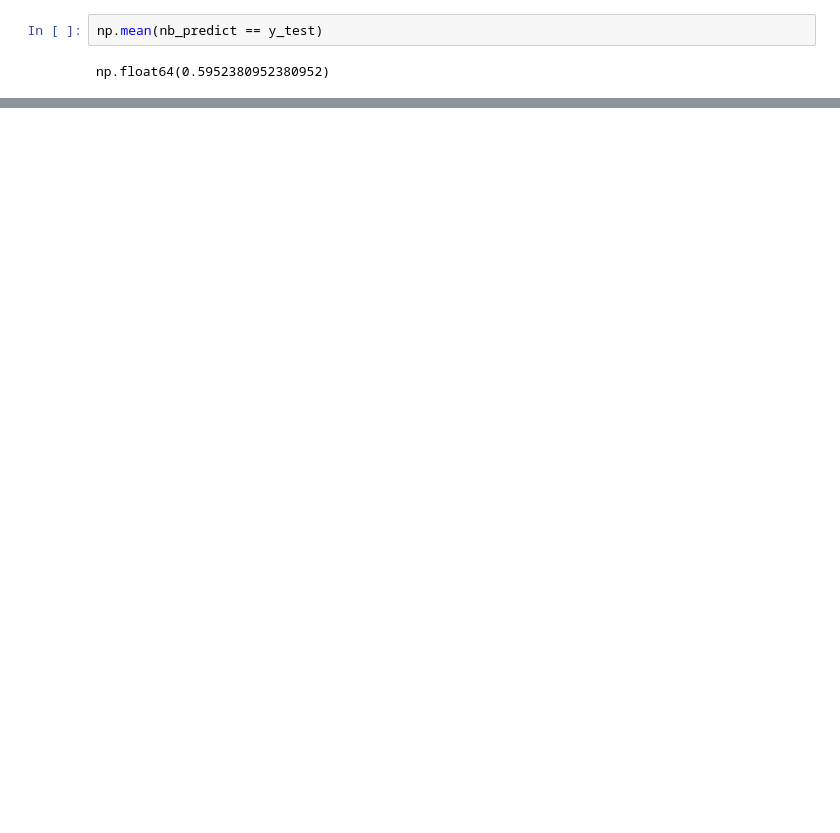
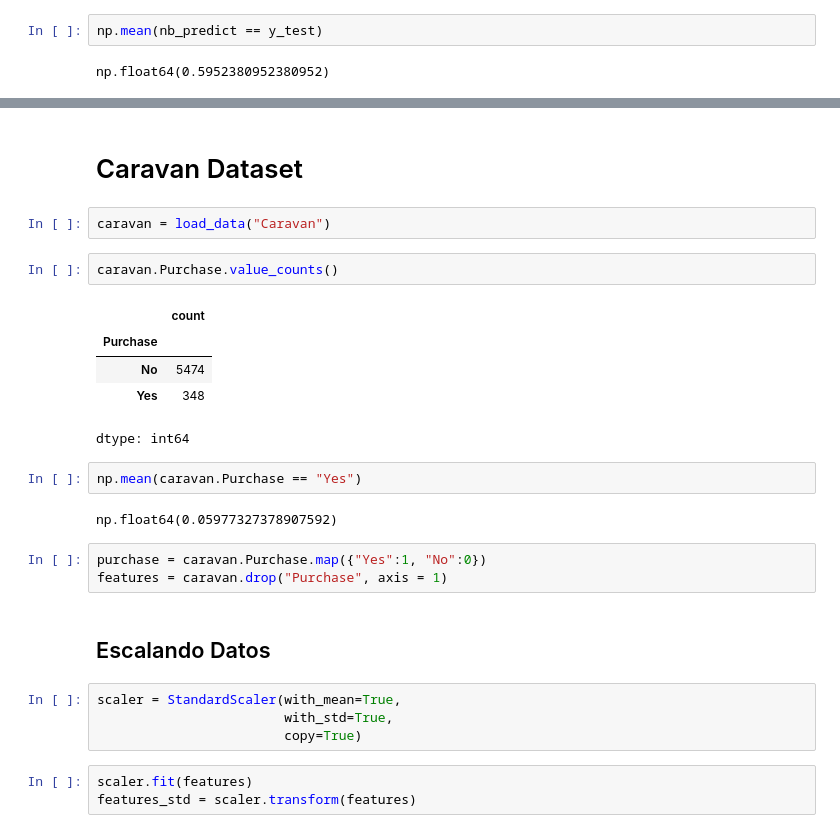
Before and after one commit to chuancao26/islp, a Jupyter notebook: LabClassification.ipynb, the cells around one changed output, grey strips where cells are left out. Saved outputs shown, nothing was run; the diff lists cells and outputs as text; blank space fills up the shorter version.

Commit message:
KNN caravan dataset

```diff
--- a/LabClassification.ipynb
+++ b/LabClassification.ipynb
@@ -397,0 +457,28 @@ np.float64(0.5952380952380952)
+# %% [markdown]
+# Caravan Dataset
+# %%
+caravan = load_data("Caravan")
+# %%
+caravan.Purchase.value_counts()
+# %% [output]
+|  | count |
+| Purchase |  |
+| No | 5474 |
+| Yes | 348 |
+dtype: int64
+# %%
+np.mean(caravan.Purchase == "Yes")
+# %% [output]
+np.float64(0.05977327378907592)
+# %%
+purchase = caravan.Purchase.map({"Yes":1, "No":0})
+features = caravan.drop("Purchase", axis = 1)
+# %% [markdown]
+## Escalando Datos
+# %%
+scaler = StandardScaler(with_mean=True,
+                        with_std=True,
+                        copy=True)
+# %%
+scaler.fit(features)
+features_std = scaler.transform(features)
```
Also changed, not shown: parts of 16 cells of this notebook.
